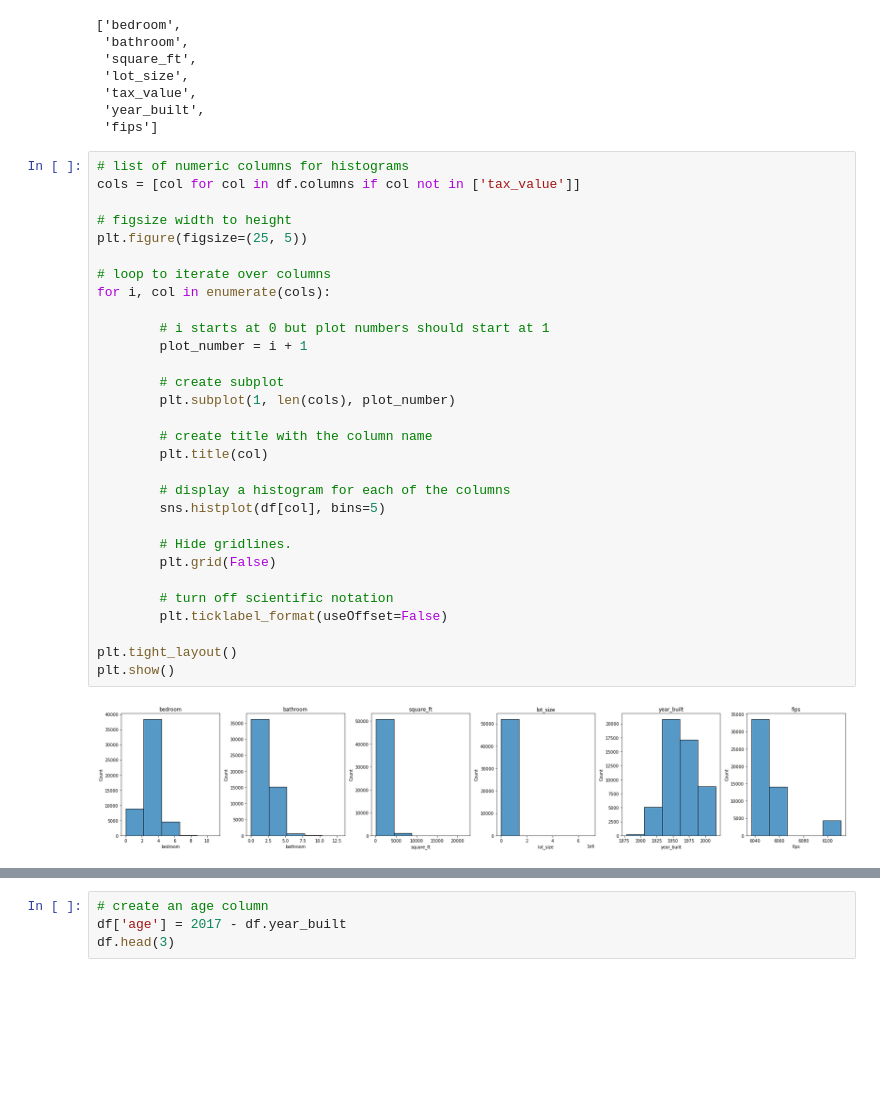
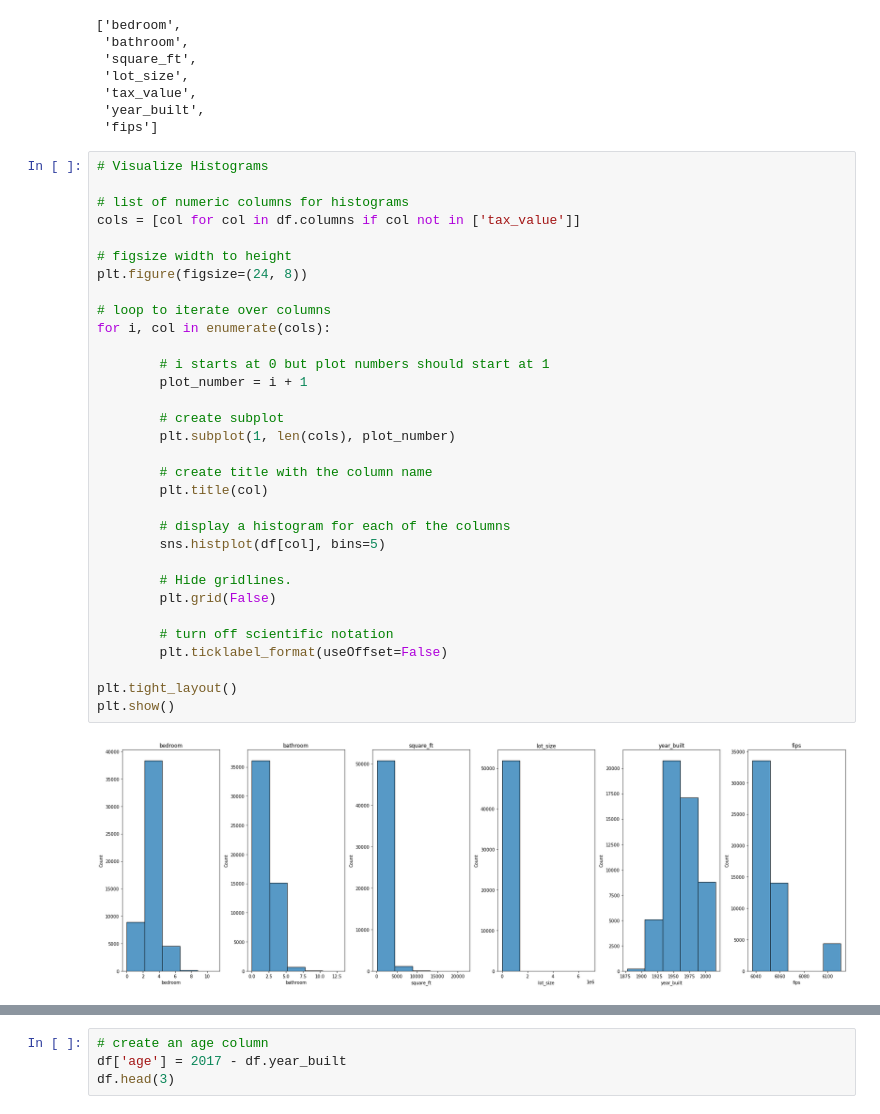
Before and after one commit to MatthewL09/zillow-regression-project, a Jupyter notebook: zillow_work.ipynb, the cells around one changed output, grey strips where cells are left out. Drawn from its saved outputs; the diff is of its cells as text; blank space fills up the shorter version.

```diff
--- a/zillow_work.ipynb
+++ b/zillow_work.ipynb
@@ -112,35 +114,37 @@ df.columns.tolist()
  'year_built',
  'fips']
 # %%
+# Visualize Histograms
+
 # list of numeric columns for histograms
 cols = [col for col in df.columns if col not in ['tax_value']]
 
 # figsize width to height
-plt.figure(figsize=(25, 5))
+plt.figure(figsize=(24, 8))
 
 # loop to iterate over columns
 for i, col in enumerate(cols):
 
         # i starts at 0 but plot numbers should start at 1
         plot_number = i + 1
 
         # create subplot
         plt.subplot(1, len(cols), plot_number)
 
         # create title with the column name
         plt.title(col)
 
         # display a histogram for each of the columns
         sns.histplot(df[col], bins=5)
 
         # Hide gridlines.
         plt.grid(False)
 
         # turn off scientific notation
         plt.ticklabel_format(useOffset=False)
 
 plt.tight_layout()
 plt.show()
 # %% [output]
-[figure, old version]
+[figure, new version]
 # %%
```
Also changed, not shown: parts of 17 cells of this notebook.
